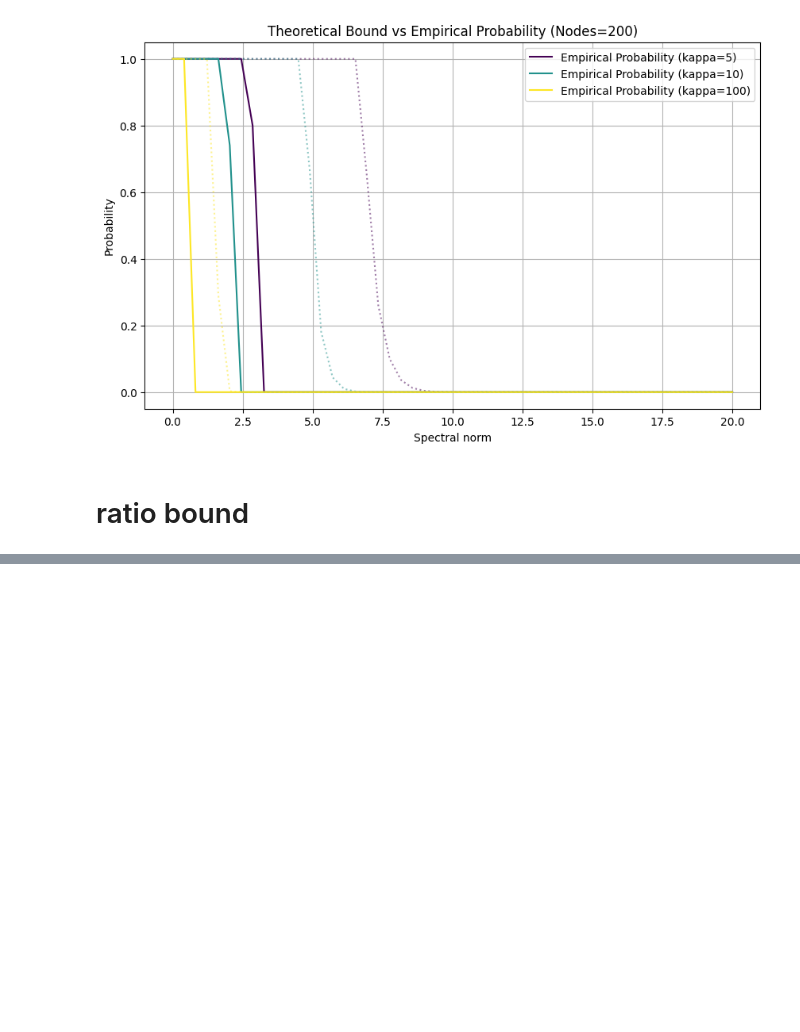
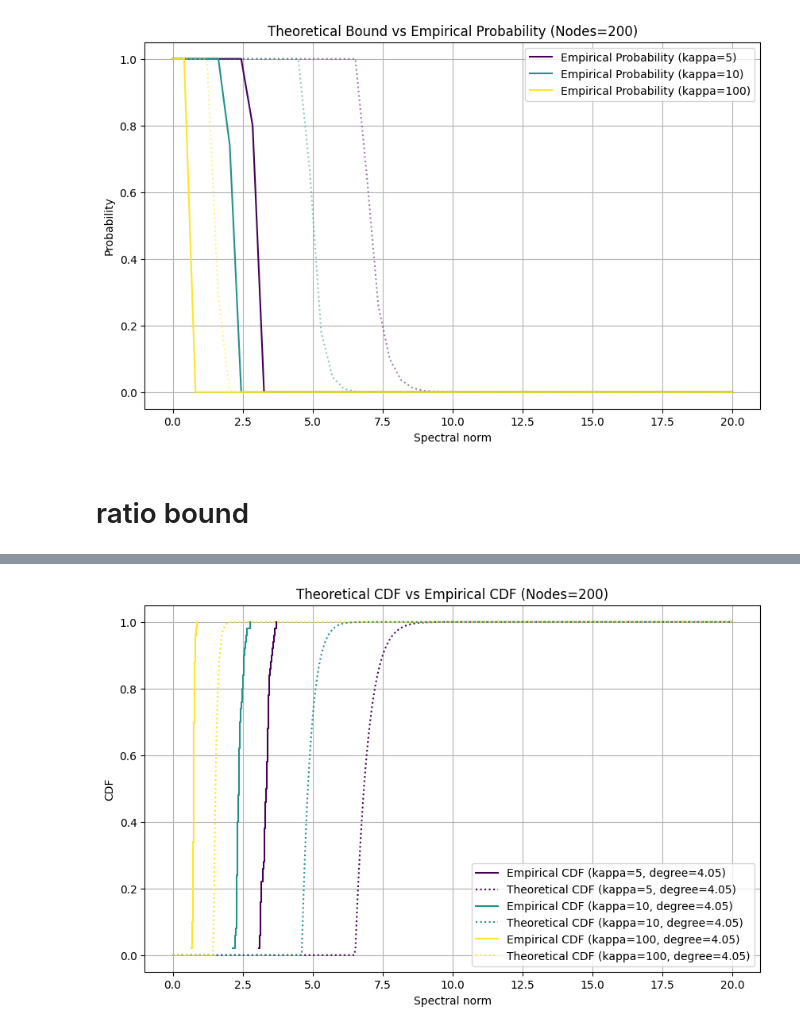
Before and after one commit to zhexin1904/my_SE_sync, a Jupyter notebook: python/simu_1.ipynb, the cells around one changed output, grey strips where cells are left out. Saved outputs shown, nothing was run; the diff lists cells and outputs as text; code cells hidden in the pictures; blank space fills up the shorter version.

```diff
--- a/python/simu_1.ipynb
+++ b/python/simu_1.ipynb
@@ -194,0 +201,98 @@ plt.show()
+# %%
+import numpy as np
+import networkx as nx
+import matplotlib.pyplot as plt
+import matplotlib.cm as cm
+from scipy.stats import norm
+
+# Function to generate a block symmetric Kronecker matrix
+def generate_kron_matrix(adj_matrix, sigma):
+    S1 = np.array([[0, 1, 0], [0, -1, 0], [0, 0, 0]])
+    S2 = np.array([[0, 0, 1], [0, 0, 0], [-1, 0, 0]])
+    S3 = np.array([[0, 0, 0], [0, 0, 1], [0, -1, 0]])
+
+    n = adj_matrix.shape[0]
+    D_matrices = [[None for _ in range(n)] for _ in range(n)]
+
+    for i in range(n):
+        for j in range(i, n):
+            if adj_matrix[i, j] != 0:
+                phi = np.random.normal(0, sigma, 3)
+                D = phi[0] * S1 + phi[1] * S2 + phi[2] * S3
+                D_matrices[i][j] = D
+                D_matrices[j][i] = D.T
+            else:
+                D_matrices[i][j] = np.zeros((3, 3))
+                D_matrices[j][i] = np.zeros((3, 3))
+
+    kron_matrix = np.zeros((3 * n, 3 * n))
+    for i in range(n):
+        for j in range(n):
+            kron_matrix[3 * i:3 * (i + 1), 3 * j:3 * (j + 1)] = D_matrices[i][j]
+
+    return kron_matrix
+
+# Function to compute the largest eigenvalue of a matrix
+def compute_largest_eigenvalue(matrix):
+    eigenvalues = np.linalg.eigvals(matrix)
+    return np.max(np.abs(eigenvalues))
+
+# Function to compute theoretical CDF per instance
+def theoretical_cdf(t, num_nodes, kappa, max_degree):
+    return 1 - np.minimum((2 * 3 * num_nodes) * np.exp((- kappa * t ** 2) / (2 * max_degree)), 1)
+
+# Parameters
+num_nodes = 200  # Number of nodes
+kappa_values = [5, 10, 100]  # Different values of kappa to test
+num_trials = 50  # Number of trials per kappa
+t_values = np.linspace(0, 20, 500)  # Range of t values for probability estimation (denser for smooth theoretical CDF)
+
+# Store results
+results = {kappa: {'eigenvalues': []} for kappa in kappa_values}
+
+r = 1.25 * np.sqrt(np.log(num_nodes) / (np.pi * num_nodes))
+# Generate a random geometric graph
+G = nx.random_geometric_graph(num_nodes, r)
+max_degree = max(dict(G.degree()).values())  # Compute max degree per trial
+
+# Run experiments
+for kappa in kappa_values:
+    sigma = np.sqrt(1 / (2 * kappa))  # Standard deviation for random normal samples
+    degree = np.degrees(1 / np.sqrt(2 * kappa))
+
+    adj_matrix = nx.adjacency_matrix(G).todense()
+    for _ in range(num_trials):
+        # Generate Kronecker matrix and compute largest eigenvalue
+        kron_matrix = generate_kron_matrix(adj_matrix, sigma)
+        largest_eigenvalue = compute_largest_eigenvalue(kron_matrix)
+        # Store results
+        results[kappa]['eigenvalues'].append(largest_eigenvalue)
+
+# Compute empirical CDFs and compare with theoretical CDFs
+fig, ax = plt.subplots(figsize=(10, 6))
+colors = cm.viridis(np.linspace(0, 1, len(kappa_values)))
+
+for kappa, color in zip(kappa_values, colors):
+    eigenvalues = np.array(results[kappa]['eigenvalues'])
+
+    # Compute empirical CDF based on observed samples
+    sorted_eigenvalues = np.sort(eigenvalues)
+    empirical_cdf = np.arange(1, len(sorted_eigenvalues) + 1) / len(sorted_eigenvalues)
+
+    # Compute theoretical CDF using smooth t_values
+    theoretical_cdf_values = theoretical_cdf(t_values, num_nodes, kappa, max_degree)
+
+    # Plot empirical CDF (step function)
+    ax.step(sorted_eigenvalues, empirical_cdf, label=f'Empirical CDF (kappa={kappa}, degree={degree:.2f})', linestyle='solid', color=color, where='post')
+
+    # Plot theoretical CDF (smooth curve)
+    ax.plot(t_values, theoretical_cdf_values, label=f'Theoretical CDF (kappa={kappa}, degree={degree:.2f})', linestyle='dotted', color=color)
+
+ax.set_xlabel('Spectral norm')
+ax.set_ylabel('CDF')
+ax.set_title(f'Theoretical CDF vs Empirical CDF (Nodes={num_nodes})')
+ax.legend()
+ax.grid(True)
+plt.show()
+# %% [output]
+[figure, added]
```
Also changed, not shown: parts of 7 cells of this notebook, 3 other files.
